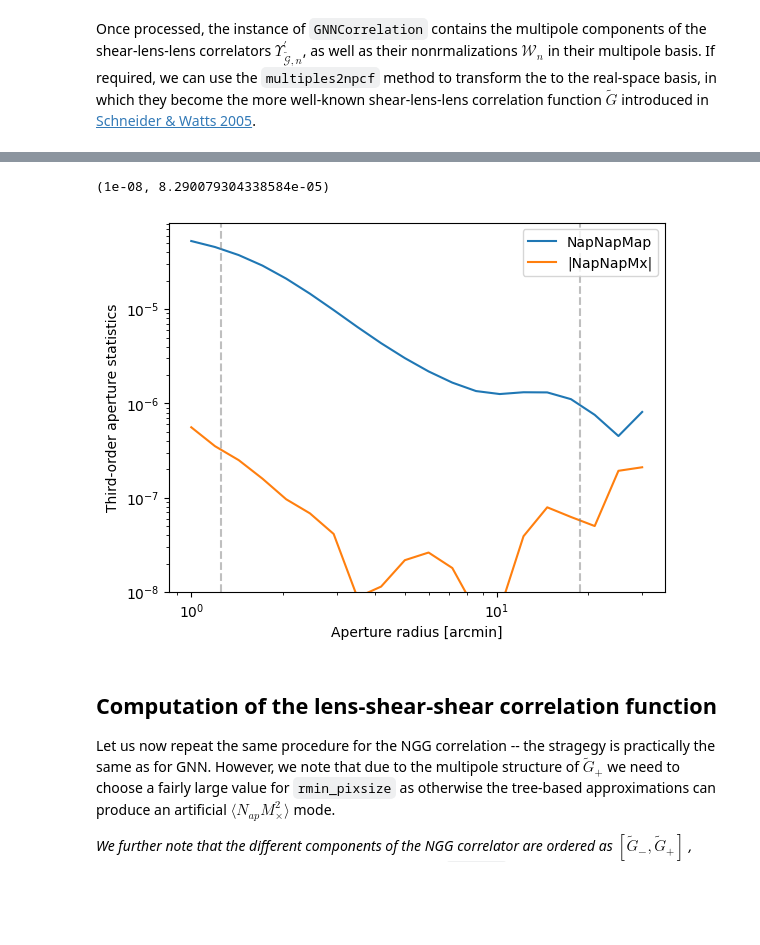
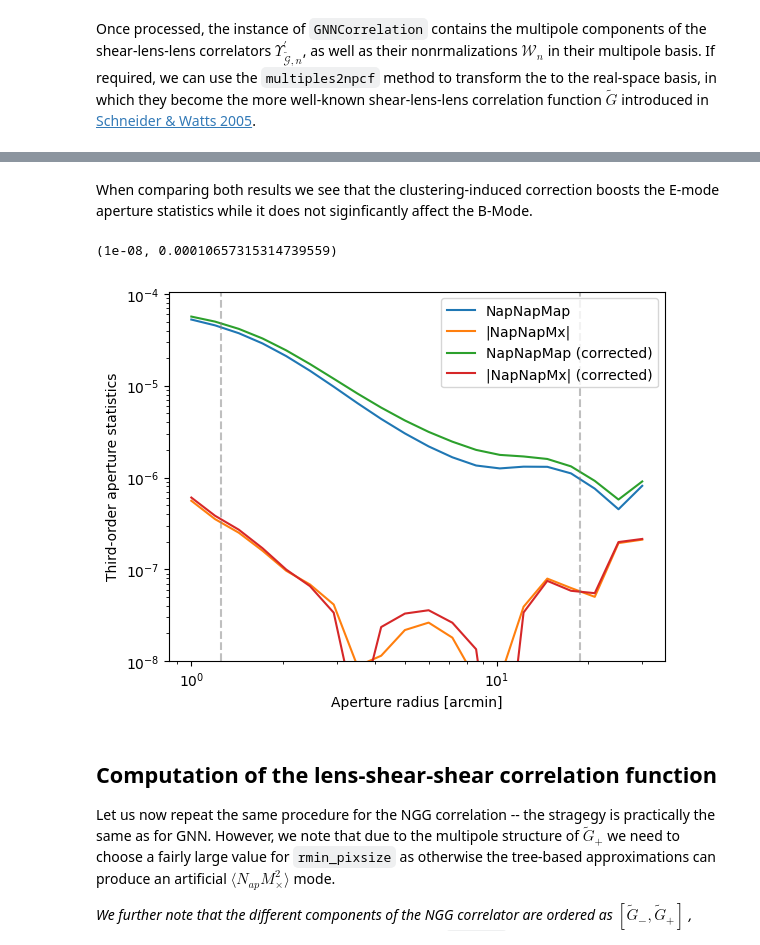
Before and after one commit to lporth93/orpheus, a Jupyter notebook: docs/source/notebooks/GNN_NGG_tutorial.ipynb, the cells around one changed output, grey strips where cells are left out. Saved outputs shown, nothing was run; the diff lists cells and outputs as text; code cells hidden in the pictures; blank space fills up the shorter version.

Commit message:
Split up big files, added NN, added clustering correction in GNN

```diff
--- a/docs/source/notebooks/GNN_NGG_tutorial.ipynb
+++ b/docs/source/notebooks/GNN_NGG_tutorial.ipynb
@@ -107,0 +144,4 @@ Wall time: 3.8 s
+# %%
+%%time
+gnn.multipoles2npcf(xi=xi_corr)
+NNM_wcorr = gnn.computeNNM(radii_ap)
@@ -108,15 +151,19 @@ Wall time: 3.8 s
+# %% [markdown]
+When comparing both results we see that the clustering-induced correction boosts the E-mode aperture statistics while it does not siginficantly affect the B-Mode.
 # %%
 plt.loglog(radii_ap, NNM[0,0].real, label="NapNapMap")
 plt.loglog(radii_ap, np.abs(NNM[0,0].imag), label="|NapNapMx|")
+plt.loglog(radii_ap, NNM_wcorr[0,0].real, label="NapNapMap (corrected)")
+plt.loglog(radii_ap, np.abs(NNM_wcorr[0,0].imag), label="|NapNapMx| (corrected)")
 plt.axvline(x=5*gnn.min_sep, color="grey",alpha=0.5,ls="--")
 plt.axvline(x=0.125*gnn.max_sep, color="grey",alpha=0.5,ls="--")
 plt.xlabel("Aperture radius [arcmin]")
 plt.ylabel("Third-order aperture statistics")
 plt.legend(loc="upper right")
 plt.ylim(1e-8,None)
 # %% [output]
-(1e-08, 8.290079304338584e-05)
+(1e-08, 0.00010657315314739559)
-[figure, old version]
+[figure, new version]
 # %% [markdown]
 ## Computation of the lens-shear-shear correlation function
 
```
Also changed, not shown: parts of 9 cells of this notebook, 37 other files.
